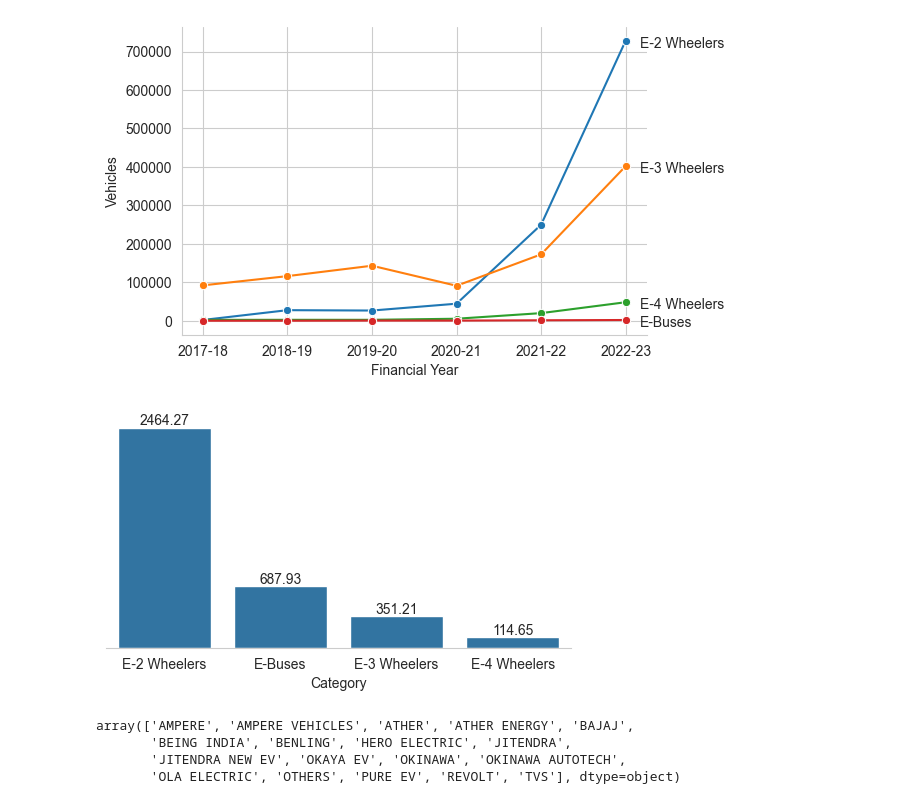
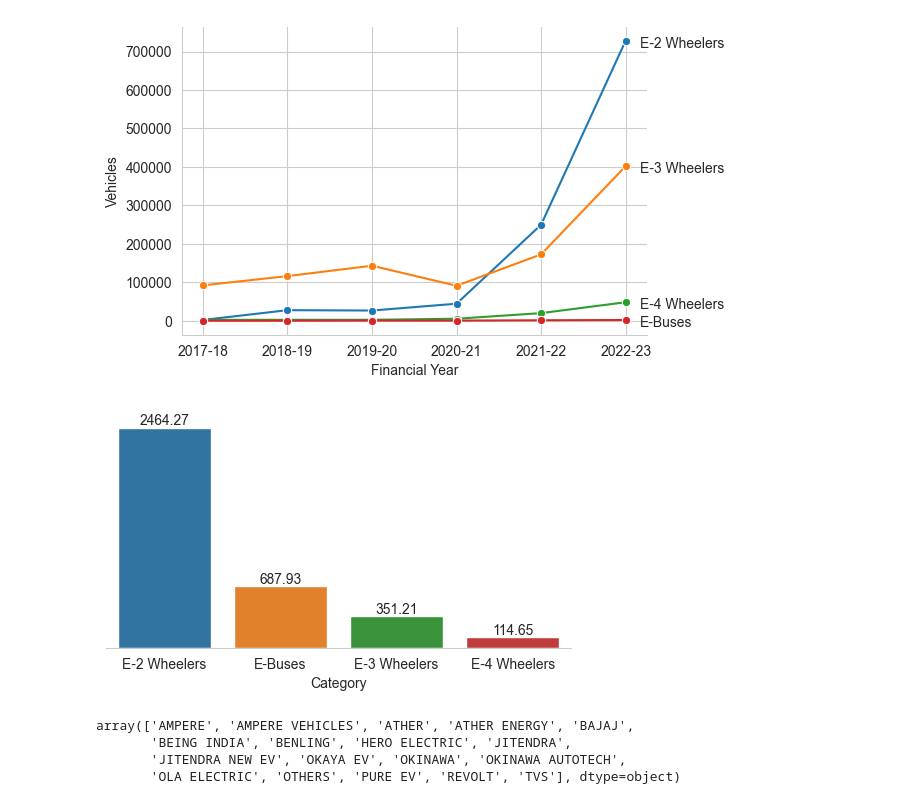
Before and after one commit to hsallrounder/EV-Market-Segment-Analysis, a Jupyter notebook: Analysis Notebook/EV Market Segment Analysis.ipynb, the cells around one changed output. Cells and saved outputs as stored; diff of their text form; code cells hidden in the pictures.

```diff
--- a/Analysis Notebook/EV Market Segment Analysis.ipynb
+++ b/Analysis Notebook/EV Market Segment Analysis.ipynb
@@ -56,10 +56,9 @@ import warnings
 warnings.filterwarnings("ignore")
 pd.options.display.max_columns = None
 # %%
-ev2_bikewale = pd.read_csv('ev2_bikewale.csv')
-ev_charging_stations = pd.read_csv('ev-charging-stations-india.csv')
-geoMap = pd.read_csv('geoMap.csv')
-IEA_EV_sales = pd.read_csv('IEA-EV-dataEV_salesHistoricalCars.csv')
-ev_model_spec = pd.read_csv('ev_model_spec.csv')
+ev2_bikewale = pd.read_csv('Datasets/ev2_bikewale.csv')
+ev_charging_stations = pd.read_csv('Datasets/ev-charging-stations-india.csv')
+IEA_EV_sales = pd.read_csv('Datasets/IEA-EV-dataEV_salesHistoricalCars.csv')
+ev_model_spec = pd.read_csv('Datasets/ev_model_spec.csv')
 
-smev_data = pd.read_excel('smev_data.xlsx', sheet_name=None)
+smev_data = pd.read_excel('Datasets/smev_data.xlsx', sheet_name=None)
@@ -194,16 +180,19 @@ plt.show()
 [figure]
 # %%
 smev_data['EV Market'] = smev_data['EV Market'].sort_values('Amount INR Cr', ascending = False)
-# %%
-fig, ax = plt.subplots(figsize = (6, 3))
-ax = sns.barplot(smev_data['EV Market'], x = 'Category', y = 'Amount INR Cr')
-ax.bar_label(ax.containers[0])
-plt.yticks([])
-plt.ylabel("")
-ax.spines[['right', 'top', 'left']].set_visible(False)
-plt.show()
-# %% [output]
-[figure, removed]
+# %%
+fig, ax = plt.subplots(figsize=(6, 3))
+sns.barplot(data=smev_data['EV Market'], x='Category', hue='Category', y='Amount INR Cr')
+
+for container in ax.containers:
+    ax.bar_label(container)
+
+plt.yticks([])
+plt.ylabel("")
+ax.spines[['right', 'top', 'left']].set_visible(False)
+plt.show()
+# %% [output]
+[figure, added]
 # %%
 ev2w = list(smev_data.keys())[0:4]
 data_ev2w = pd.concat([smev_data[ev2w[0]], smev_data[ev2w[1]], smev_data[ev2w[2]], smev_data[ev2w[3]]])
```
Also changed, not shown: parts of 2 cells of this notebook, 3 other files.
